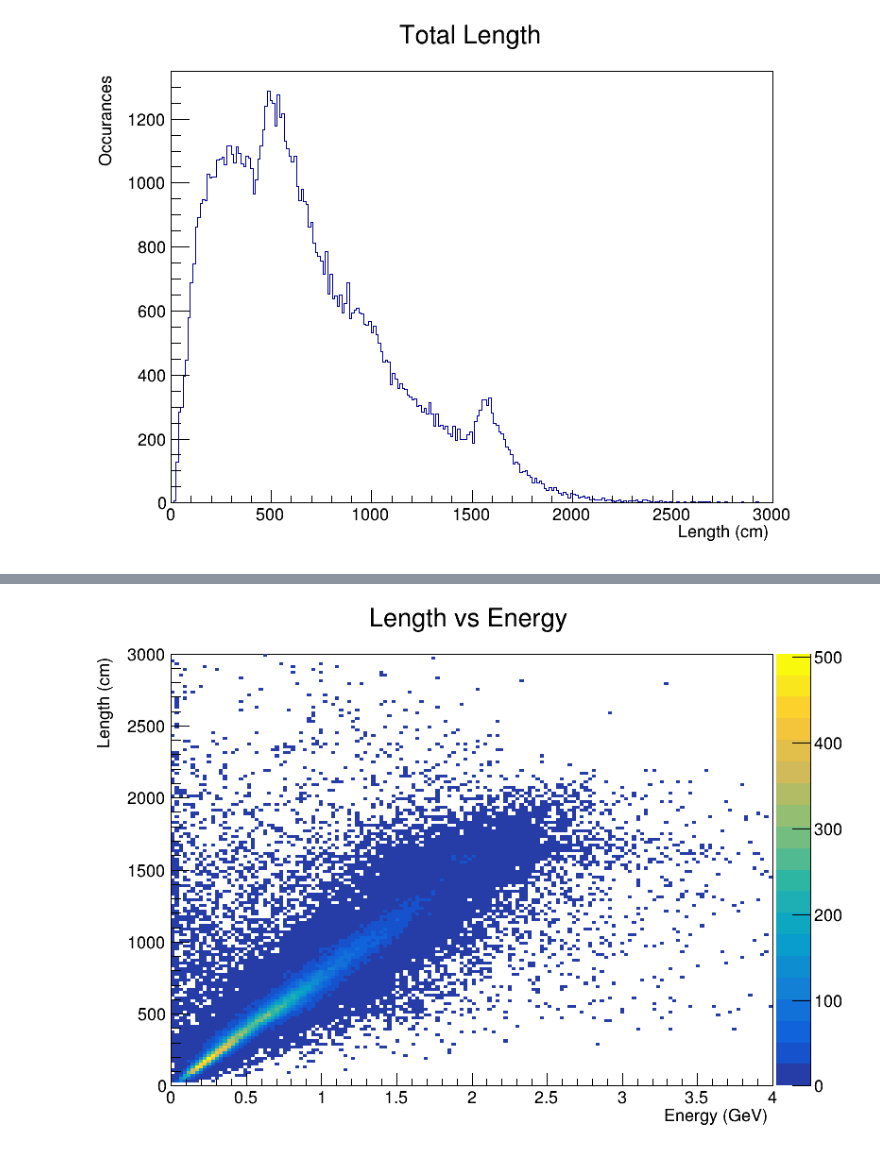
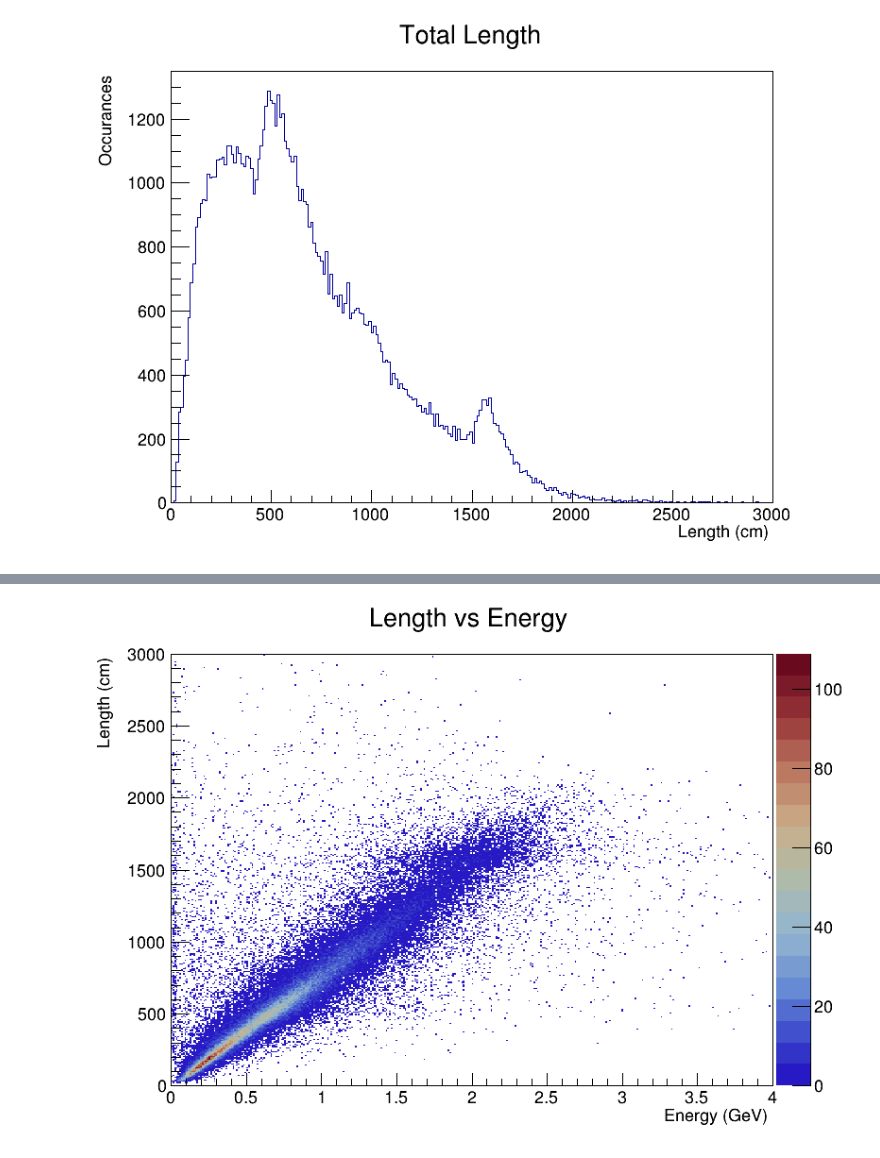
Before and after one commit to navaneethsrinath/RootPractice, a Jupyter notebook: novadatapractice.ipynb, the cells around one changed output, grey strips where cells are left out. Saved outputs shown, nothing was run; the diff lists cells and outputs as text; code cells hidden in the pictures.

Commit message:
editing colors of 2d histograms

```diff
--- a/novadatapractice.ipynb
+++ b/novadatapractice.ipynb
@@ -32,3 +31,5 @@ yPos = ROOT.TH1D("starty", "Starting Y Position", 250, -1000, 1000)
+# %%
+yPos = ROOT.TH1D("startY", "Starting Y Position", 250, -1000, 1000)
 # %%
 for entryNum in range(0, tree.GetEntries()):
     tree.GetEntry(entryNum)
@@ -152,7 +153,7 @@ canv.Draw()
 # %% [output]
 [figure]
 # %%
-yStartDir = ROOT.TH1D("startdX", "Starting Y Direction", 250, -1, 1)
+yStartDir = ROOT.TH1D("startdY", "Starting Y Direction", 250, -1, 1)
 
 for entryNum in range(0, tree.GetEntries()):
     tree.GetEntry(entryNum)
@@ -171,29 +171,17 @@ Warning in <TFile::Append>: Replacing existing TH1: startdX (Potential memory le
 [figure]
 # %%
-yStopDir = ROOT.TH1D("stopdY", "Stopping Y Direction", 250, -1, 1)
-yStopDir1 = ROOT.TH1D("stopdY1", "Stopping Y Direction", 250, -1, 1)
+yStopDir = ROOT.TH1D("startdY", "Starting Y Direction", 250, -1, 1)
 
 for entryNum in range(0, tree.GetEntries()):
     tree.GetEntry(entryNum)
     if getattr(tree, "ntrack") == 0:
         continue
-    stopdirectionY = getattr(tree, "stopDirY")[0]
-    if getattr(tree, "stopDirZ")[0] > 0:
-        yStopDir1.Fill(stopdirectionY)
-    yStopDir.Fill(stopdirectionY)
+    startdirectionY = getattr(tree, "startDirY")[0]
+    yStartDir.Fill(startdirectionY)
 
-yStopDir.GetYaxis().SetTitle("Occurances")
-yStopDir.GetXaxis().SetTitle("Direction (cos)")
+yStartDir.GetYaxis().SetTitle("Occurances")
+yStartDir.GetXaxis().SetTitle("Direction (cos(angle))")
 
-legend = ROOT.TLegend(0.1,0.7,0.48,0.9)
-legend.SetHeader("The Legend Title","C")
-legend.AddEntry(yStopDir,"Histogram filled with random numbers","f")
-legend.AddEntry("f1","Function abs(#frac{sin(x)}{x})","l")
-legend.AddEntry("gr","Graph with error bars","lep")
-
-
-yStopDir.Draw()
-yStopDir1.Draw("same")
+yStartDir.Draw()
 canv.Draw()
-legend.Draw()
 # %% [output]
@@ -267,7 +256,7 @@ canv.Draw()
 # %% [output]
 [figure]
 # %%
-LengthGeV = ROOT.TH2D("lengthGeV", "Length vs Energy", 150, 0, 4, 150, 0, 3000)
+LengthGeV = ROOT.TH2D("lengthGeV", "Length vs Energy", 350, 0, 4, 350, 0, 3000)
 
 
 for entryNum in range(0, tree.GetEntries()):
@@ -280,6 +269,7 @@ for entryNum in range(0, tree.GetEntries()):
 
 LengthGeV.GetYaxis().SetTitle("Length (cm)")
 LengthGeV.GetXaxis().SetTitle("Energy (GeV)")
+ROOT.gStyle.SetPalette(105)
 
 LengthGeV.Draw("colz")
 canv.Draw()
@@ -287,2 +278,2 @@ canv.Draw()
-[figure, old version]
+[figure, new version]
 # %%
```
Also changed, not shown: parts of 10 cells of this notebook.
